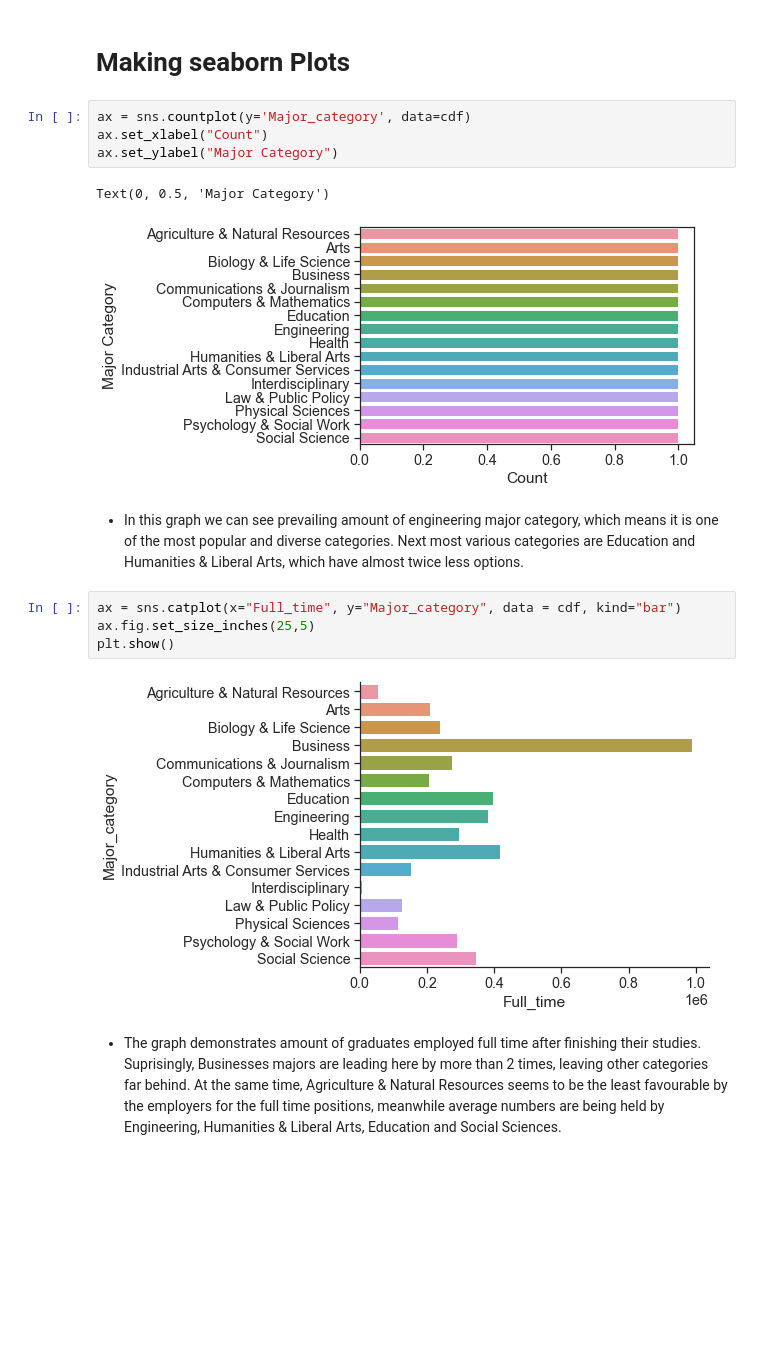
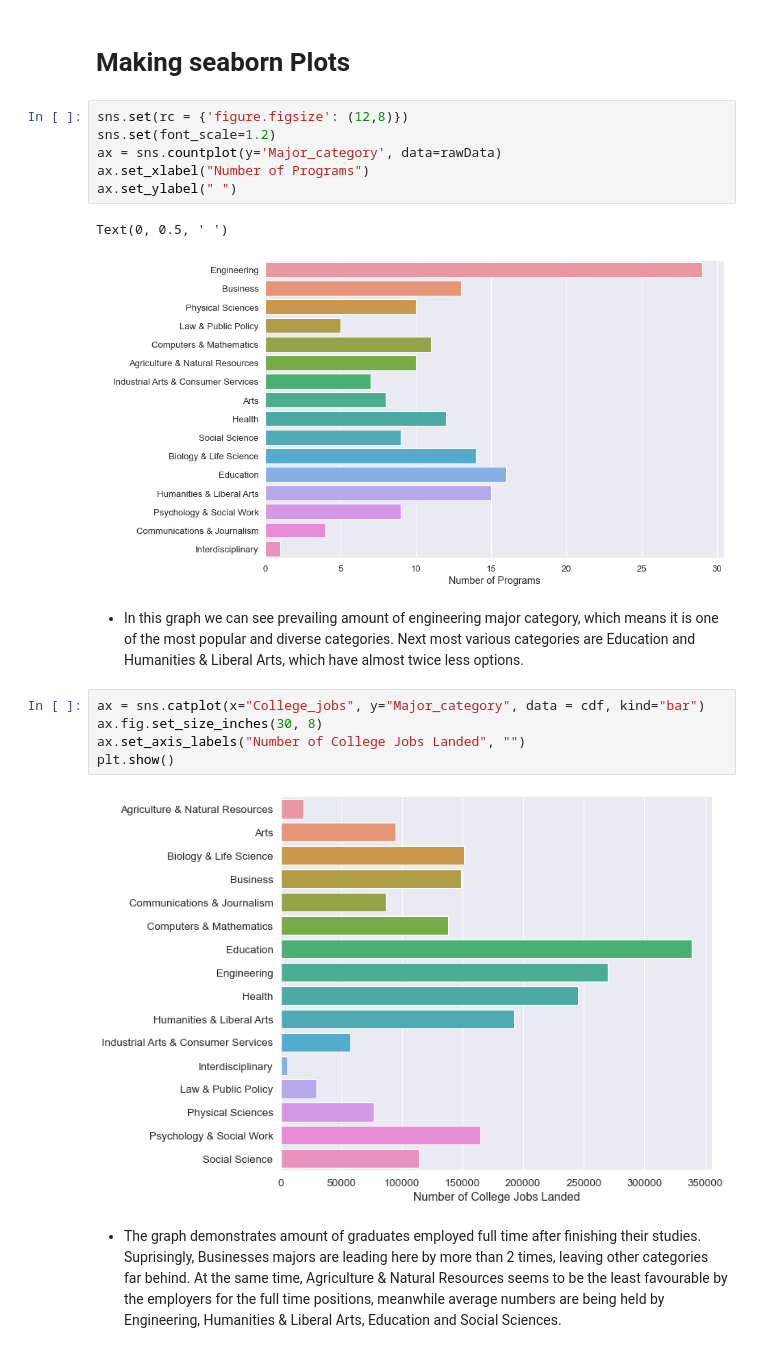
Before and after one commit to data301-2021-winter1/project-group02-project, a Jupyter notebook: notebooks/analysis1.ipynb, the cells around one changed output. Saved outputs shown, nothing was run; the diff lists cells and outputs as text; blank space fills up the shorter version.

```diff
--- a/notebooks/analysis1.ipynb
+++ b/notebooks/analysis1.ipynb
@@ -215,20 +215,23 @@ cdf
 # %% [markdown]
 # Making seaborn Plots
 # %%
-ax = sns.countplot(y='Major_category', data=cdf)
-ax.set_xlabel("Count")
-ax.set_ylabel("Major Category")
+sns.set(rc = {'figure.figsize': (12,8)})
+sns.set(font_scale=1.2)
+ax = sns.countplot(y='Major_category', data=rawData)
+ax.set_xlabel("Number of Programs")
+ax.set_ylabel(" ")
 # %% [output]
-Text(0, 0.5, 'Major Category')
+Text(0, 0.5, ' ')
-[figure, old version]
+[figure, new version]
 # %% [markdown]
 * In this graph we can see prevailing amount of engineering major category, which means it is one of the most popular and diverse categories. Next most various categories are Education and Humanities & Liberal Arts, which have almost twice less options.
 # %%
-ax = sns.catplot(x="Full_time", y="Major_category", data = cdf, kind="bar")
-ax.fig.set_size_inches(25,5)
+ax = sns.catplot(x="College_jobs", y="Major_category", data = cdf, kind="bar")
+ax.fig.set_size_inches(30, 8)
+ax.set_axis_labels("Number of College Jobs Landed", "")
 plt.show()
 # %% [output]
-[figure, old version]
+[figure, new version]
 # %% [markdown]
 * The graph demonstrates amount of graduates employed full time after finishing their studies. Suprisingly, Businesses majors are leading here by more than 2 times, leaving other categories far behind. At the same time, Agriculture & Natural Resources seems to be the least favourable by the employers for the full time positions, meanwhile average numbers are being held by Engineering, Humanities & Liberal Arts, Education and Social Sciences.
 # %%
```
Also changed, not shown: parts of 8 cells of this notebook.
